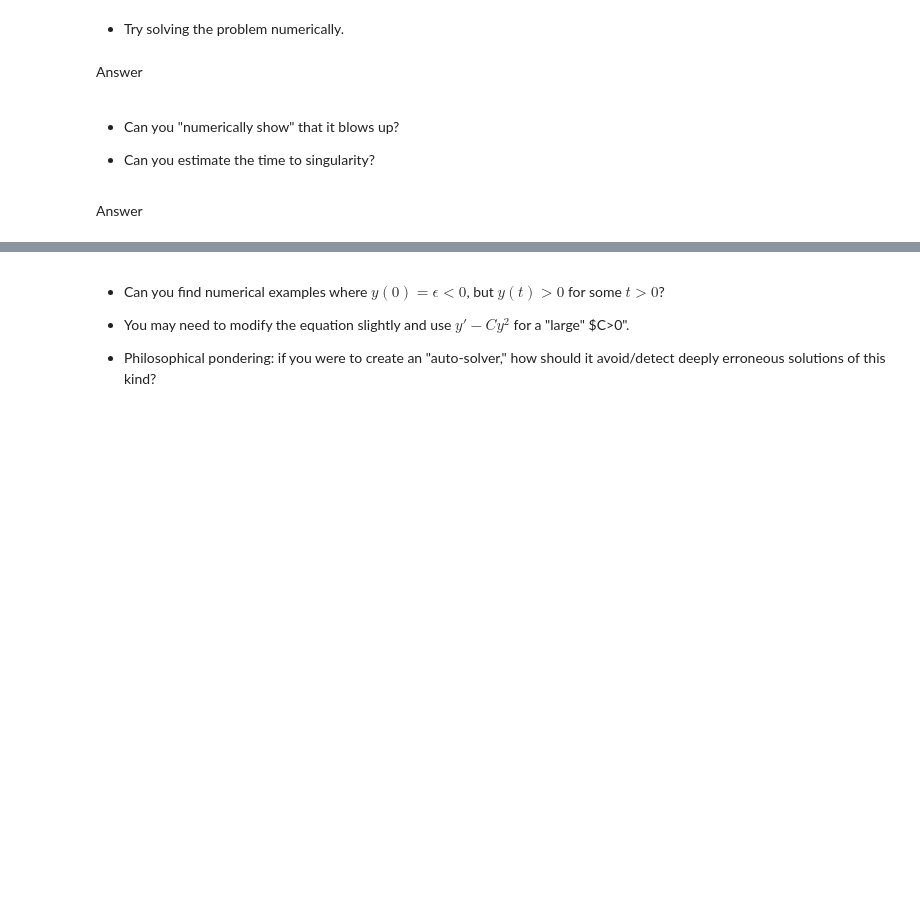
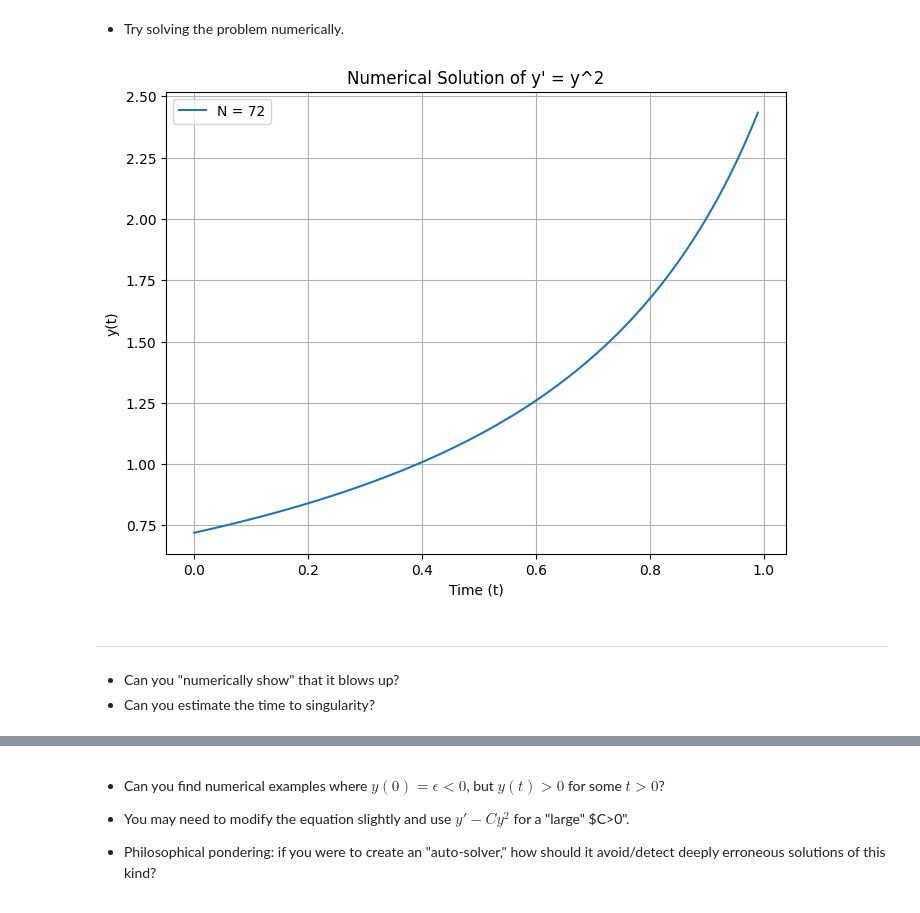
Before and after one commit to Fluntin/Numerical-Methods-ODE, a Jupyter notebook: Project.ipynb, the cells around one changed output, grey strips where cells are left out. Drawn from its saved outputs; the diff is of its cells as text; code cells hidden in the pictures; blank space fills up the shorter version.

```diff
--- a/Project.ipynb
+++ b/Project.ipynb
@@ -73,10 +228,38 @@ Answer
 # %% [markdown]
 - Try solving the problem numerically.
-# %% [markdown]
-Answer
+# %%
+
+N = 72
+initial_y = N / 100
+t_max = 1
+h = 0.01
+
+
+t_values = np.arange(0, t_max, h)
+y_values = []
+
+
+y = initial_y
+
+
+for t in t_values:
+    y_values.append(y)
+    y += h * y**2
+
+
+plt.figure(figsize=(8, 6))
+plt.plot(t_values, y_values, label=f'N = {N}')
+plt.xlabel('Time (t)')
+plt.ylabel('y(t)')
+plt.title('Numerical Solution of y\' = y^2')
+plt.legend()
+plt.grid(True)
+plt.show()
+# %% [output]
+[figure, added]
 # %% [markdown]
+
+---
+
 - Can you "numerically show" that it blows up?
-
 - Can you estimate the time to singularity?
-# %% [markdown]
-Answer
```
Also changed, not shown: parts of 43 cells of this notebook.
